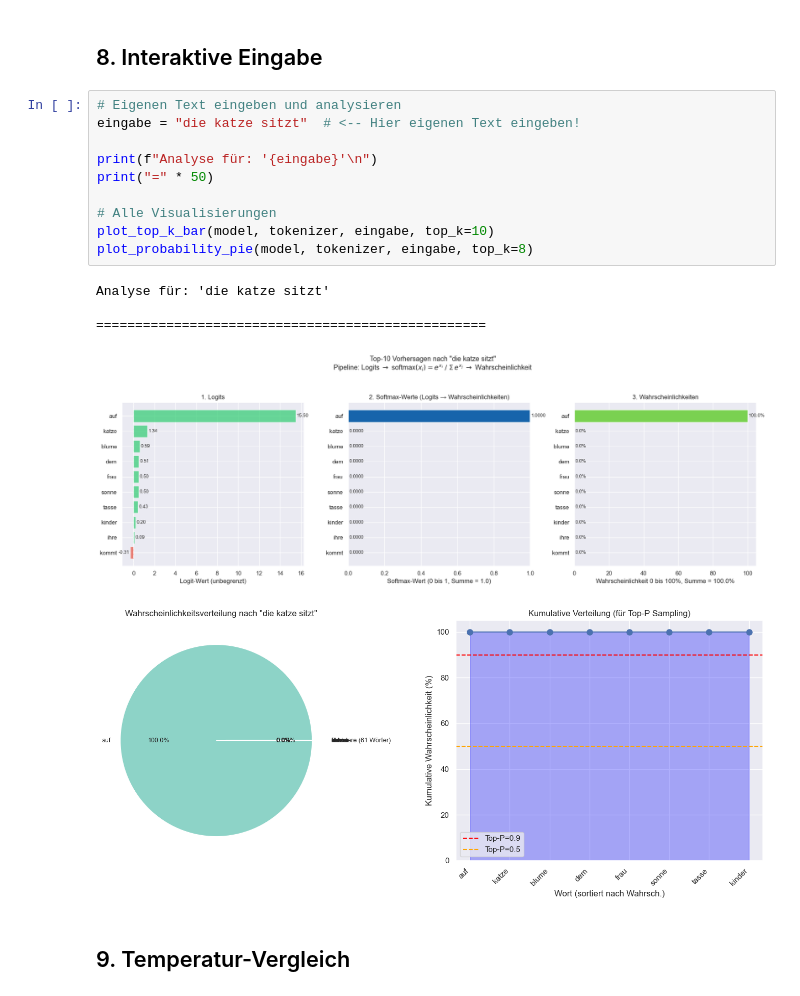
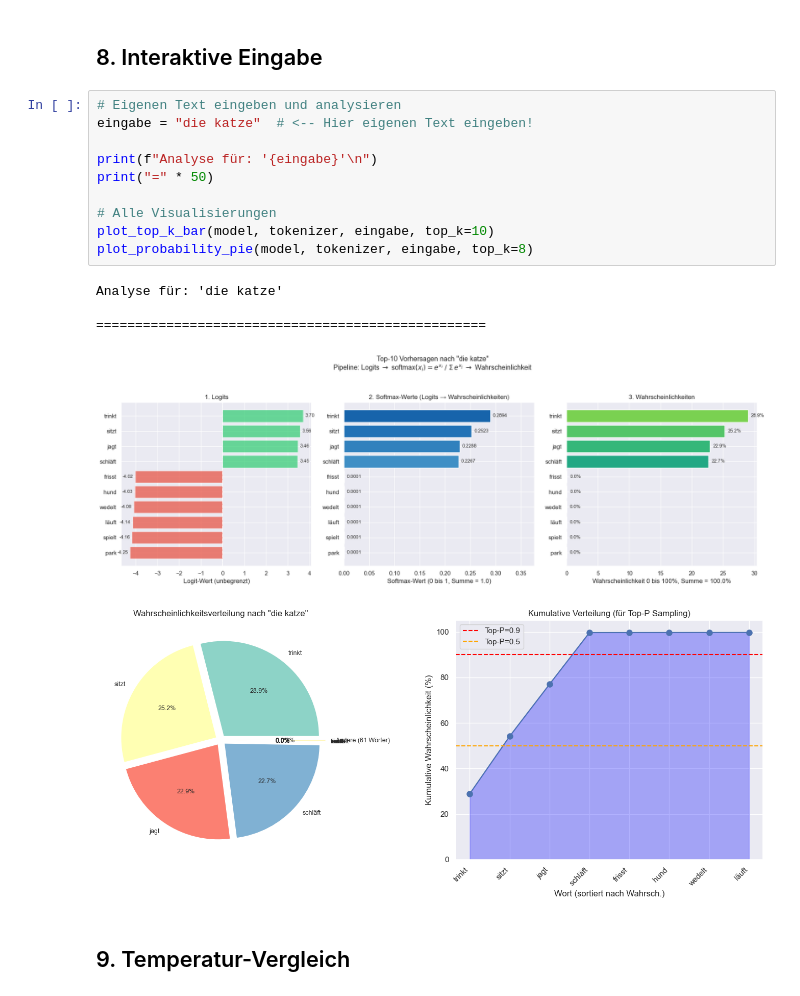
Before and after one commit to framem/lm-stack, a Jupyter notebook: languageModel/notebooks/logits_visualization.ipynb, the cells around one changed output. Drawn from its saved outputs; the diff is of its cells as text.

```diff
--- a/languageModel/notebooks/logits_visualization.ipynb
+++ b/languageModel/notebooks/logits_visualization.ipynb
@@ -388,20 +444,20 @@ plot_probability_pie(model, tokenizer, "der hund", top_k=8)
 ## 8. Interaktive Eingabe
 # %%
 # Eigenen Text eingeben und analysieren
-eingabe = "die katze sitzt"  # <-- Hier eigenen Text eingeben!
+eingabe = "die katze"  # <-- Hier eigenen Text eingeben!
 
 print(f"Analyse für: '{eingabe}'\n")
 print("=" * 50)
 
 # Alle Visualisierungen
 plot_top_k_bar(model, tokenizer, eingabe, top_k=10)
 plot_probability_pie(model, tokenizer, eingabe, top_k=8)
 # %% [output]
-Analyse für: 'die katze sitzt'
+Analyse für: 'die katze'
 
 ==================================================
-[figure, old version]
+[figure, new version]
-[figure, old version]
+[figure, new version]
 # %% [markdown]
 ## 9. Temperatur-Vergleich
 # %%
```
Also changed, not shown: parts of 6 cells of this notebook.
